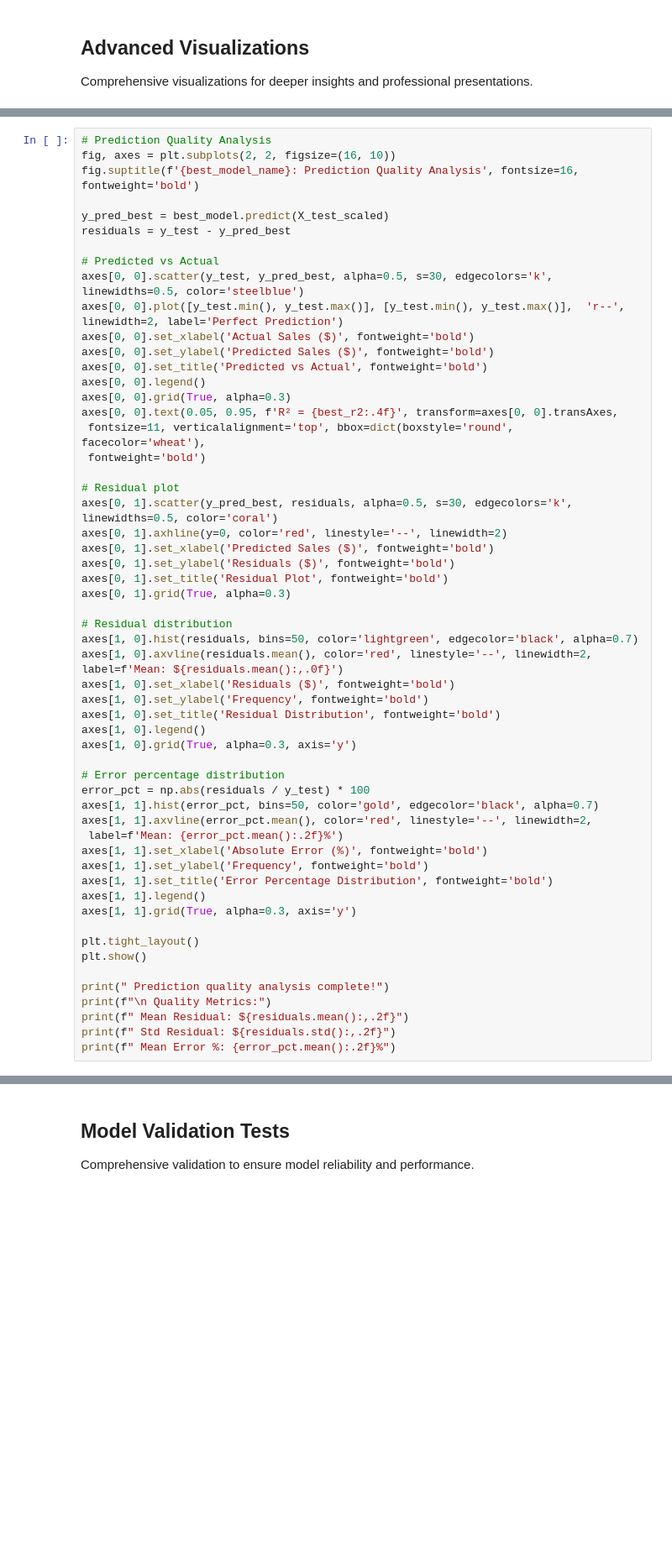
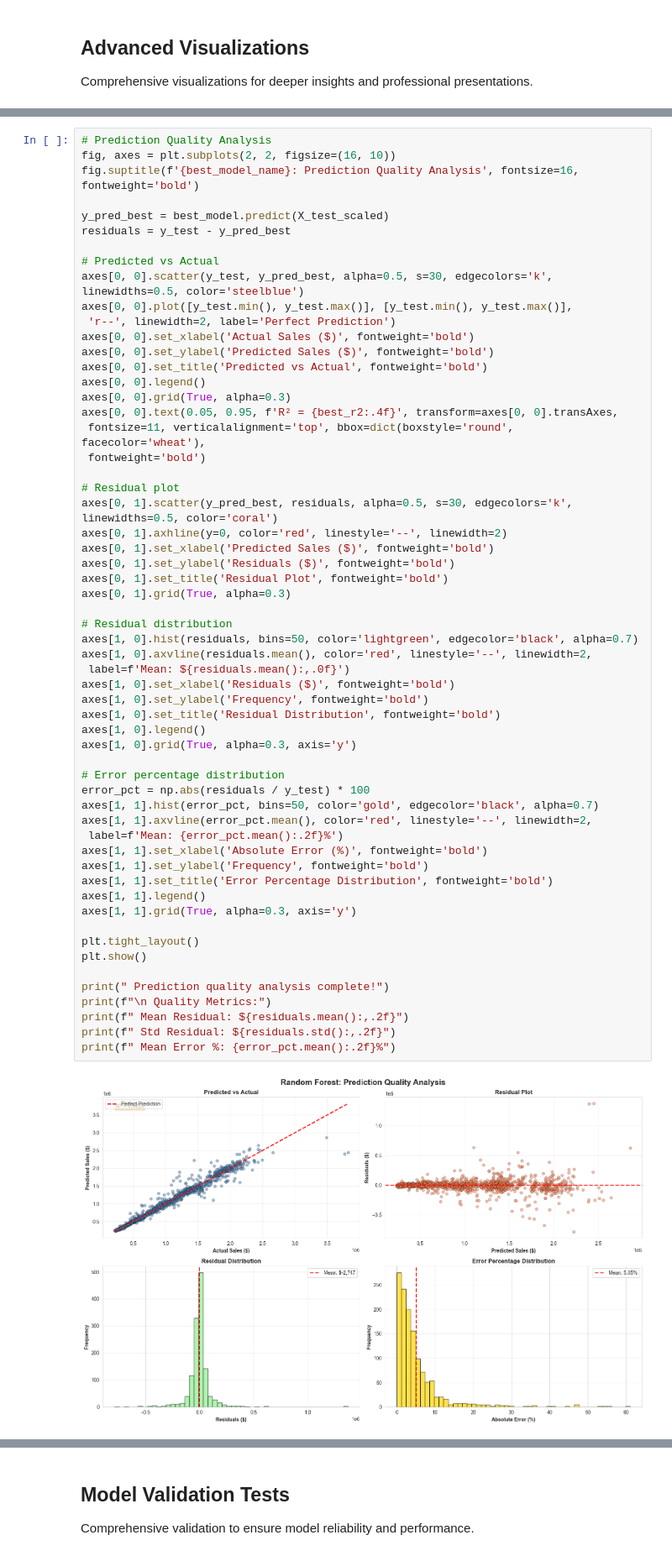
Before and after one commit to ahmedgalalxxx/Walmart-Sales-Prediction, a Jupyter notebook: Walmart_Sales_Prediction_Colab.ipynb, the cells around one changed output, grey strips where cells are left out. Shown at 84% size. Saved outputs shown, nothing was run; the diff lists cells and outputs as text; blank space fills up the shorter version.

```diff
--- a/Walmart_Sales_Prediction_Colab.ipynb
+++ b/Walmart_Sales_Prediction_Colab.ipynb
@@ -535,7 +723,8 @@ residuals = y_test - y_pred_best
 
 # Predicted vs Actual
 axes[0, 0].scatter(y_test, y_pred_best, alpha=0.5, s=30, edgecolors='k', linewidths=0.5, color='steelblue')
-axes[0, 0].plot([y_test.min(), y_test.max()], [y_test.min(), y_test.max()],  'r--', linewidth=2, label='Perfect Prediction')
+axes[0, 0].plot([y_test.min(), y_test.max()], [y_test.min(), y_test.max()],
+ 'r--', linewidth=2, label='Perfect Prediction')
 axes[0, 0].set_xlabel('Actual Sales ($)', fontweight='bold')
 axes[0, 0].set_ylabel('Predicted Sales ($)', fontweight='bold')
 axes[0, 0].set_title('Predicted vs Actual', fontweight='bold')
@@ -553,31 +742,34 @@ axes[0, 1].set_ylabel('Residuals ($)', fontweight='bold')
 axes[0, 1].set_title('Residual Plot', fontweight='bold')
 axes[0, 1].grid(True, alpha=0.3)
 
 # Residual distribution
 axes[1, 0].hist(residuals, bins=50, color='lightgreen', edgecolor='black', alpha=0.7)
-axes[1, 0].axvline(residuals.mean(), color='red', linestyle='--', linewidth=2,  label=f'Mean: ${residuals.mean():,.0f}')
+axes[1, 0].axvline(residuals.mean(), color='red', linestyle='--', linewidth=2,
+ label=f'Mean: ${residuals.mean():,.0f}')
 axes[1, 0].set_xlabel('Residuals ($)', fontweight='bold')
 axes[1, 0].set_ylabel('Frequency', fontweight='bold')
 axes[1, 0].set_title('Residual Distribution', fontweight='bold')
 axes[1, 0].legend()
 axes[1, 0].grid(True, alpha=0.3, axis='y')
 
 # Error percentage distribution
 error_pct = np.abs(residuals / y_test) * 100
 axes[1, 1].hist(error_pct, bins=50, color='gold', edgecolor='black', alpha=0.7)
 axes[1, 1].axvline(error_pct.mean(), color='red', linestyle='--', linewidth=2,
  label=f'Mean: {error_pct.mean():.2f}%')
 axes[1, 1].set_xlabel('Absolute Error (%)', fontweight='bold')
 axes[1, 1].set_ylabel('Frequency', fontweight='bold')
 axes[1, 1].set_title('Error Percentage Distribution', fontweight='bold')
 axes[1, 1].legend()
 axes[1, 1].grid(True, alpha=0.3, axis='y')
 
 plt.tight_layout()
 plt.show()
 
 print(" Prediction quality analysis complete!")
 print(f"\n Quality Metrics:")
 print(f" Mean Residual: ${residuals.mean():,.2f}")
 print(f" Std Residual: ${residuals.std():,.2f}")
 print(f" Mean Error %: {error_pct.mean():.2f}%")
+# %% [output]
+[figure, added]
```
Also changed, not shown: parts of 33 cells of this notebook, 3 other files.
